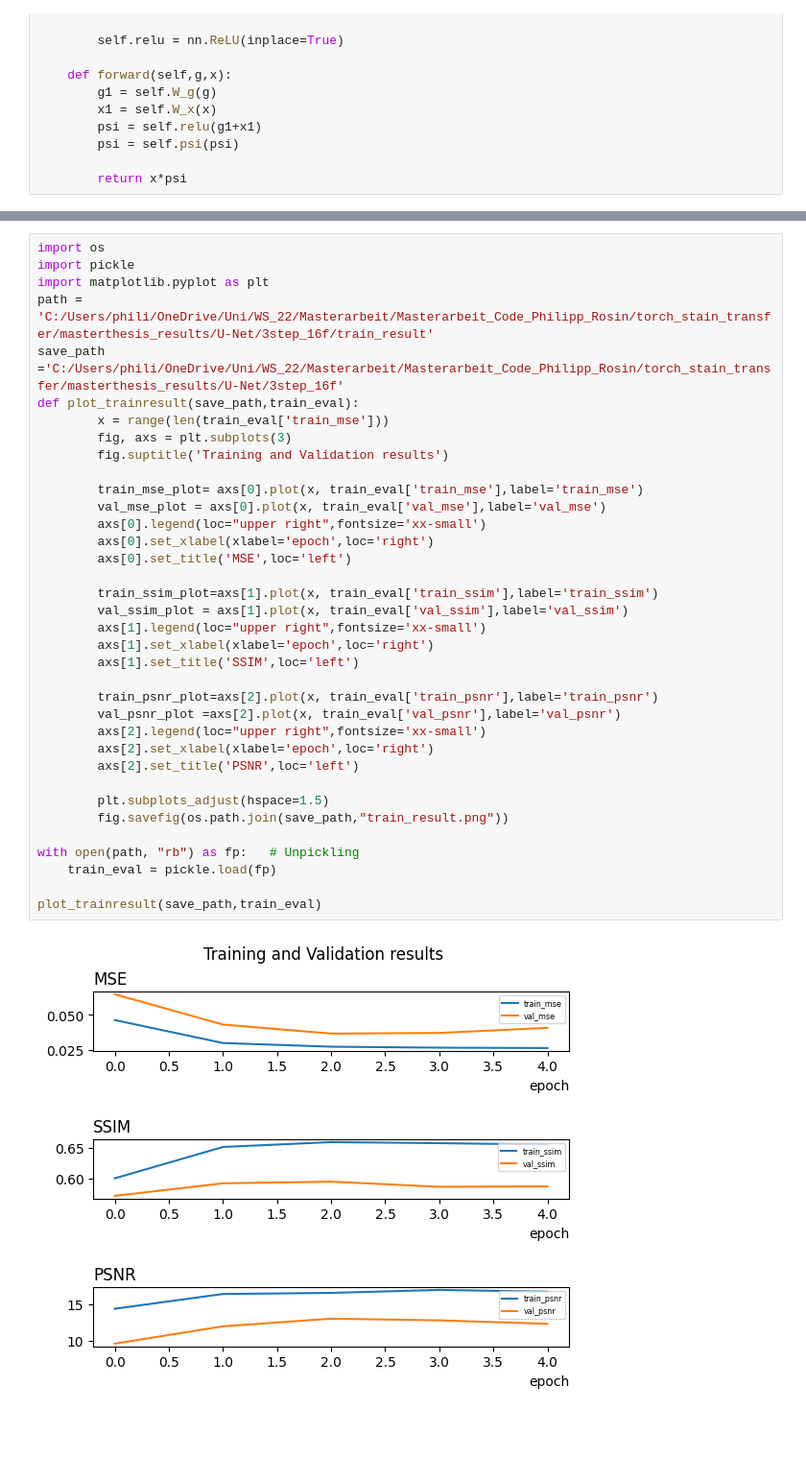
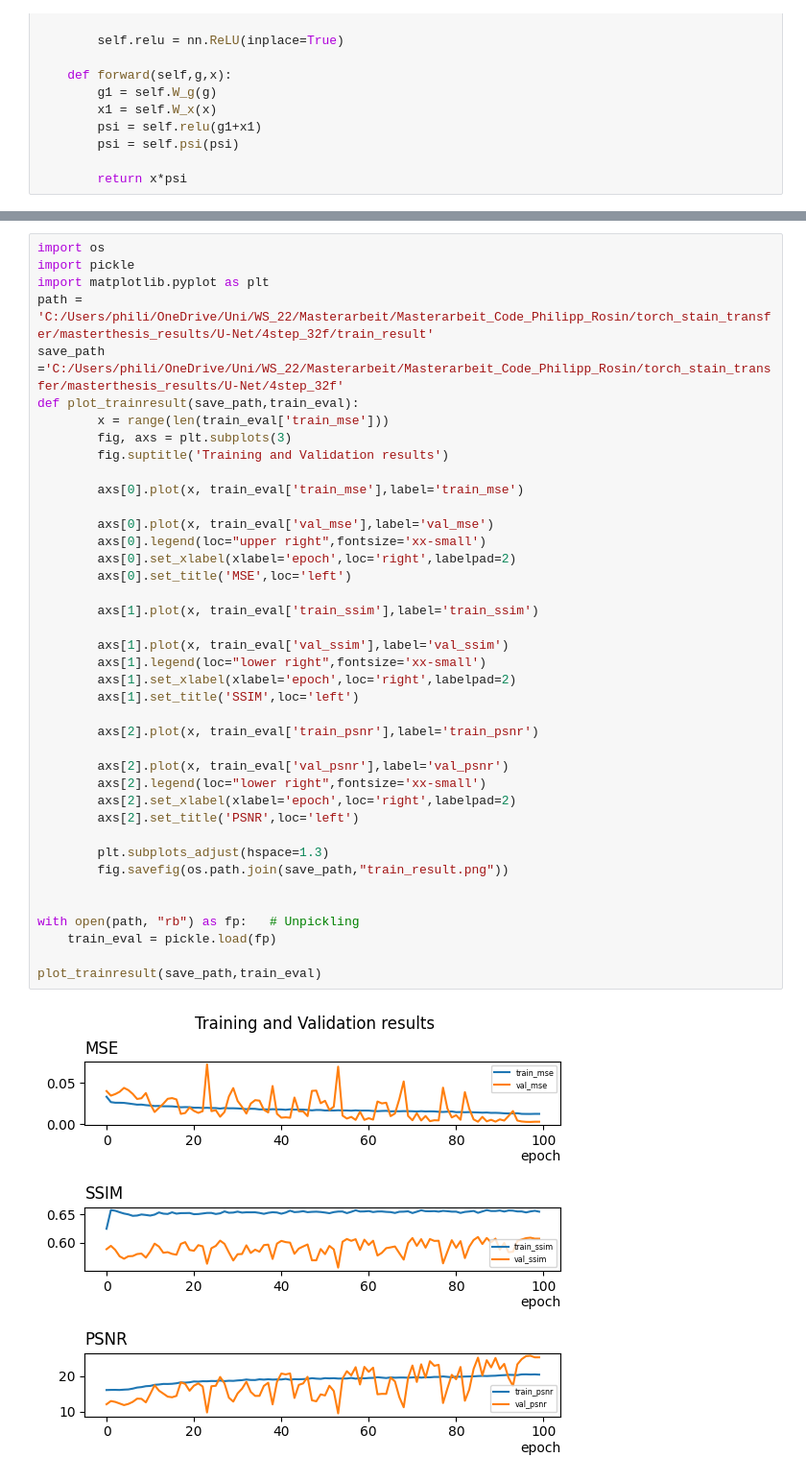
Before and after one commit to Philipp-Ro/torch_stain_transfer, a Jupyter notebook: code/test.ipynb, the cells around one changed output, grey strips where cells are left out. Shown: that part at 96% size. Drawn from its saved outputs; the diff is of its cells as text; blank space fills up the shorter version.

Commit message:
loader update + publishing plot

```diff
--- a/code/test.ipynb
+++ b/code/test.ipynb
@@ -450,38 +452,42 @@ SystemExit: 2
 # %%
 import os
 import pickle
 import matplotlib.pyplot as plt
-path = 'C:/Users/phili/OneDrive/Uni/WS_22/Masterarbeit/Masterarbeit_Code_Philipp_Rosin/torch_stain_transfer/masterthesis_results/U-Net/3step_16f/train_result'
-save_path ='C:/Users/phili/OneDrive/Uni/WS_22/Masterarbeit/Masterarbeit_Code_Philipp_Rosin/torch_stain_transfer/masterthesis_results/U-Net/3step_16f'
+path = 'C:/Users/phili/OneDrive/Uni/WS_22/Masterarbeit/Masterarbeit_Code_Philipp_Rosin/torch_stain_transfer/masterthesis_results/U-Net/4step_32f/train_result'
+save_path ='C:/Users/phili/OneDrive/Uni/WS_22/Masterarbeit/Masterarbeit_Code_Philipp_Rosin/torch_stain_transfer/masterthesis_results/U-Net/4step_32f'
 def plot_trainresult(save_path,train_eval):
         x = range(len(train_eval['train_mse']))
         fig, axs = plt.subplots(3)
         fig.suptitle('Training and Validation results')
 
-        train_mse_plot= axs[0].plot(x, train_eval['train_mse'],label='train_mse')
-        val_mse_plot = axs[0].plot(x, train_eval['val_mse'],label='val_mse')
+        axs[0].plot(x, train_eval['train_mse'],label='train_mse')
+
+        axs[0].plot(x, train_eval['val_mse'],label='val_mse')
         axs[0].legend(loc="upper right",fontsize='xx-small')
-        axs[0].set_xlabel(xlabel='epoch',loc='right')
+        axs[0].set_xlabel(xlabel='epoch',loc='right',labelpad=2)
         axs[0].set_title('MSE',loc='left')
 
-        train_ssim_plot=axs[1].plot(x, train_eval['train_ssim'],label='train_ssim')
-        val_ssim_plot = axs[1].plot(x, train_eval['val_ssim'],label='val_ssim')
-        axs[1].legend(loc="upper right",fontsize='xx-small')
-        axs[1].set_xlabel(xlabel='epoch',loc='right')
+        axs[1].plot(x, train_eval['train_ssim'],label='train_ssim')
+
+        axs[1].plot(x, train_eval['val_ssim'],label='val_ssim')
+        axs[1].legend(loc="lower right",fontsize='xx-small')
+        axs[1].set_xlabel(xlabel='epoch',loc='right',labelpad=2)
         axs[1].set_title('SSIM',loc='left')
 
-        train_psnr_plot=axs[2].plot(x, train_eval['train_psnr'],label='train_psnr')
-        val_psnr_plot =axs[2].plot(x, train_eval['val_psnr'],label='val_psnr')
-        axs[2].legend(loc="upper right",fontsize='xx-small')
-        axs[2].set_xlabel(xlabel='epoch',loc='right')
+        axs[2].plot(x, train_eval['train_psnr'],label='train_psnr')
+
+        axs[2].plot(x, train_eval['val_psnr'],label='val_psnr')
+        axs[2].legend(loc="lower right",fontsize='xx-small')
+        axs[2].set_xlabel(xlabel='epoch',loc='right',labelpad=2)
         axs[2].set_title('PSNR',loc='left')
 
-        plt.subplots_adjust(hspace=1.5)
+        plt.subplots_adjust(hspace=1.3)
         fig.savefig(os.path.join(save_path,"train_result.png"))
+
 
 with open(path, "rb") as fp:   # Unpickling
     train_eval = pickle.load(fp)
 
 plot_trainresult(save_path,train_eval)
 # %% [output]
-[figure, old version]
+[figure, new version]
```
Also changed, not shown: parts of 3 cells of this notebook, 8 other files.
